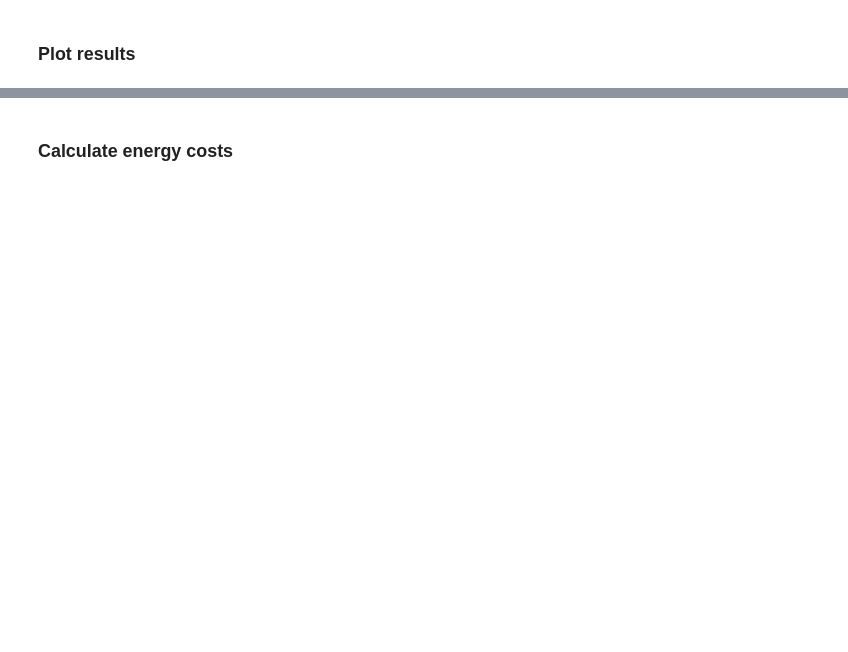
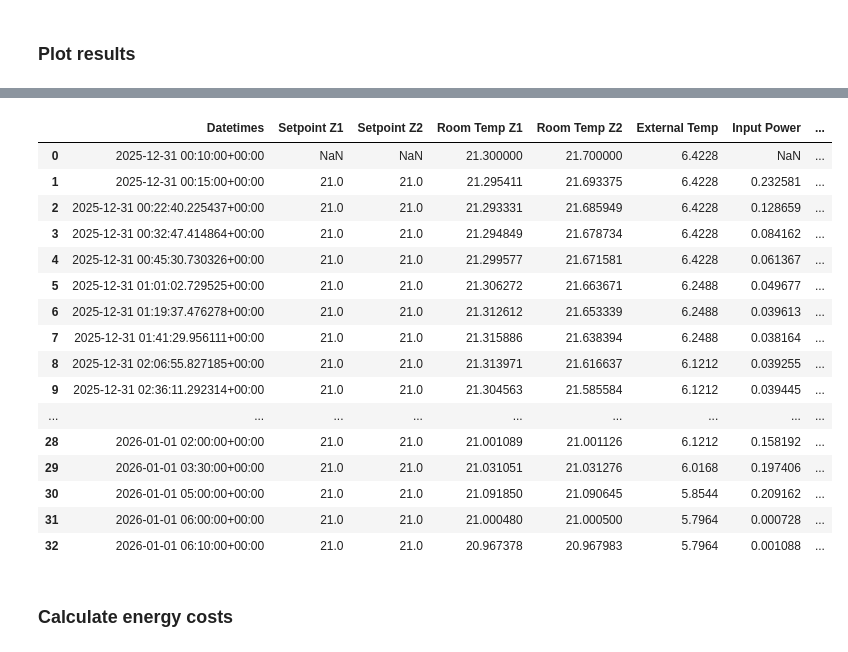
Before and after one commit to PracticeOrientedAICDT/PassivUK_Project_Spring_2026, a Jupyter notebook: explainable-AI/ecoheat_comparison.ipynb, the cells around one changed output, grey strips where cells are left out. Saved outputs shown, nothing was run; the diff lists cells and outputs as text; code cells hidden in the pictures; blank space fills up the shorter version.

```diff
--- a/explainable-AI/ecoheat_comparison.ipynb
+++ b/explainable-AI/ecoheat_comparison.ipynb
@@ -244,4 +311,24 @@ if return_1['success']:
 Data covers 30.0 hours (33 timesteps)
+# %%
+output_data
+# %% [output]
+|  | Datetimes | Setpoint Z1 | Setpoint Z2 | Room Temp Z1 | Room Temp Z2 | External Temp | Input Power | ... |
+| 0 | 2025-12-31 00:10:00+00:00 | NaN | NaN | 21.300000 | 21.700000 | 6.4228 | NaN | ... |
+| 1 | 2025-12-31 00:15:00+00:00 | 21.0 | 21.0 | 21.295411 | 21.693375 | 6.4228 | 0.232581 | ... |
+| 2 | 2025-12-31 00:22:40.225437+00:00 | 21.0 | 21.0 | 21.293331 | 21.685949 | 6.4228 | 0.128659 | ... |
+| 3 | 2025-12-31 00:32:47.414864+00:00 | 21.0 | 21.0 | 21.294849 | 21.678734 | 6.4228 | 0.084162 | ... |
+| 4 | 2025-12-31 00:45:30.730326+00:00 | 21.0 | 21.0 | 21.299577 | 21.671581 | 6.4228 | 0.061367 | ... |
+| 5 | 2025-12-31 01:01:02.729525+00:00 | 21.0 | 21.0 | 21.306272 | 21.663671 | 6.2488 | 0.049677 | ... |
+| 6 | 2025-12-31 01:19:37.476278+00:00 | 21.0 | 21.0 | 21.312612 | 21.653339 | 6.2488 | 0.039613 | ... |
+| 7 | 2025-12-31 01:41:29.956111+00:00 | 21.0 | 21.0 | 21.315886 | 21.638394 | 6.2488 | 0.038164 | ... |
+| 8 | 2025-12-31 02:06:55.827185+00:00 | 21.0 | 21.0 | 21.313971 | 21.616637 | 6.1212 | 0.039255 | ... |
+| 9 | 2025-12-31 02:36:11.292314+00:00 | 21.0 | 21.0 | 21.304563 | 21.585584 | 6.1212 | 0.039445 | ... |
+| ... | ... | ... | ... | ... | ... | ... | ... | ... |
+| 28 | 2026-01-01 02:00:00+00:00 | 21.0 | 21.0 | 21.001089 | 21.001126 | 6.1212 | 0.158192 | ... |
+| 29 | 2026-01-01 03:30:00+00:00 | 21.0 | 21.0 | 21.031051 | 21.031276 | 6.0168 | 0.197406 | ... |
+| 30 | 2026-01-01 05:00:00+00:00 | 21.0 | 21.0 | 21.091850 | 21.090645 | 5.8544 | 0.209162 | ... |
+| 31 | 2026-01-01 06:00:00+00:00 | 21.0 | 21.0 | 21.000480 | 21.000500 | 5.7964 | 0.000728 | ... |
+| 32 | 2026-01-01 06:10:00+00:00 | 21.0 | 21.0 | 20.967378 | 20.967983 | 5.7964 | 0.001088 | ... |
 # %% [markdown]
 ### Calculate energy costs
 # %%
```
Also changed, not shown: parts of 13 cells of this notebook, 1 other file.
